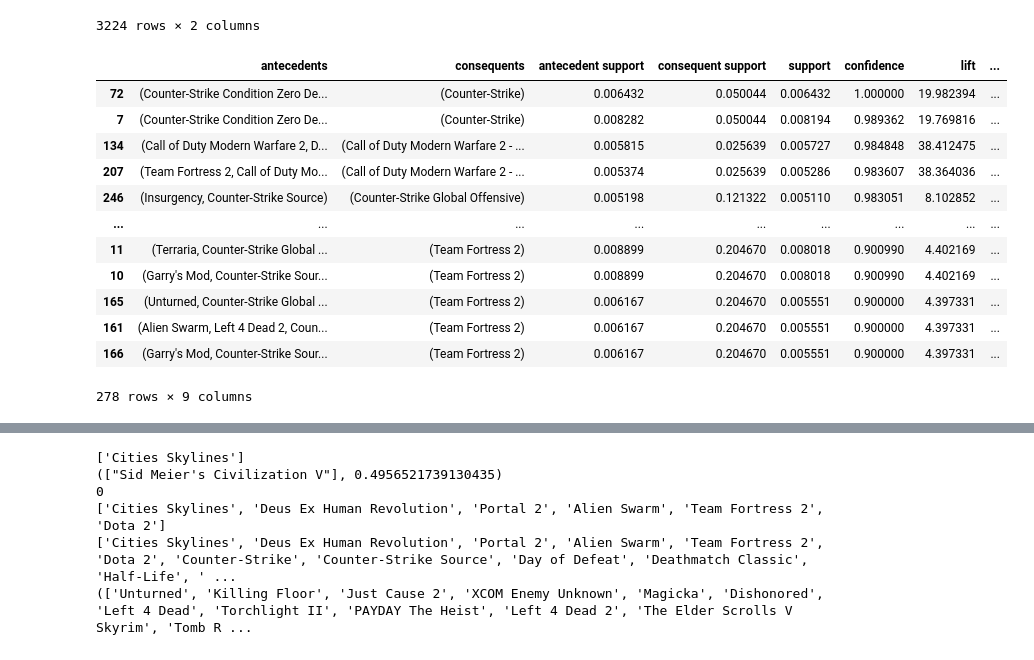
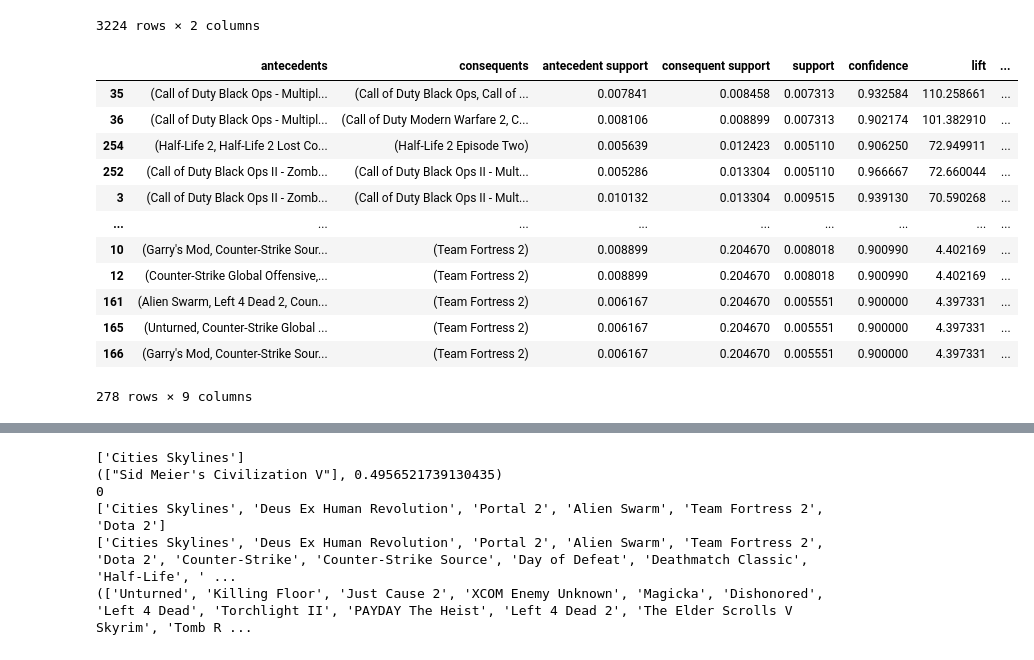
Before and after one commit to Vbardusco/sd201-steam-recommendations, a Jupyter notebook: kaggle_dataset/fis_progress.ipynb, the cells around one changed output, grey strips where cells are left out. Saved outputs shown, nothing was run; the diff lists cells and outputs as text; code cells hidden in the pictures.

```diff
--- a/kaggle_dataset/fis_progress.ipynb
+++ b/kaggle_dataset/fis_progress.ipynb
@@ -116,19 +116,19 @@ fis
 3224 rows × 2 columns
 # %%
 ar = association_rules(fis, metric="confidence", min_threshold=0.9)
-ar.sort_values(by=['confidence'], ascending=False)
+ar.sort_values(by=['lift'], ascending=False)
 # %% [output]
 |  | antecedents | consequents | antecedent support | consequent support | support | confidence | lift | ... |
-| 72 | (Counter-Strike Condition Zero De... | (Counter-Strike) | 0.006432 | 0.050044 | 0.006432 | 1.000000 | 19.982394 | ... |
-| 7 | (Counter-Strike Condition Zero De... | (Counter-Strike) | 0.008282 | 0.050044 | 0.008194 | 0.989362 | 19.769816 | ... |
-| 134 | (Call of Duty Modern Warfare 2, D... | (Call of Duty Modern Warfare 2 - ... | 0.005815 | 0.025639 | 0.005727 | 0.984848 | 38.412475 | ... |
-| 207 | (Team Fortress 2, Call of Duty Mo... | (Call of Duty Modern Warfare 2 - ... | 0.005374 | 0.025639 | 0.005286 | 0.983607 | 38.364036 | ... |
-| 246 | (Insurgency, Counter-Strike Source) | (Counter-Strike Global Offensive) | 0.005198 | 0.121322 | 0.005110 | 0.983051 | 8.102852 | ... |
+| 35 | (Call of Duty Black Ops - Multipl... | (Call of Duty Black Ops, Call of ... | 0.007841 | 0.008458 | 0.007313 | 0.932584 | 110.258661 | ... |
+| 36 | (Call of Duty Black Ops - Multipl... | (Call of Duty Modern Warfare 2, C... | 0.008106 | 0.008899 | 0.007313 | 0.902174 | 101.382910 | ... |
+| 254 | (Half-Life 2, Half-Life 2 Lost Co... | (Half-Life 2 Episode Two) | 0.005639 | 0.012423 | 0.005110 | 0.906250 | 72.949911 | ... |
+| 252 | (Call of Duty Black Ops II - Zomb... | (Call of Duty Black Ops II - Mult... | 0.005286 | 0.013304 | 0.005110 | 0.966667 | 72.660044 | ... |
+| 3 | (Call of Duty Black Ops II - Zomb... | (Call of Duty Black Ops II - Mult... | 0.010132 | 0.013304 | 0.009515 | 0.939130 | 70.590268 | ... |
 | ... | ... | ... | ... | ... | ... | ... | ... | ... |
-| 11 | (Terraria, Counter-Strike Global ... | (Team Fortress 2) | 0.008899 | 0.204670 | 0.008018 | 0.900990 | 4.402169 | ... |
 | 10 | (Garry's Mod, Counter-Strike Sour... | (Team Fortress 2) | 0.008899 | 0.204670 | 0.008018 | 0.900990 | 4.402169 | ... |
+| 12 | (Counter-Strike Global Offensive,... | (Team Fortress 2) | 0.008899 | 0.204670 | 0.008018 | 0.900990 | 4.402169 | ... |
+| 161 | (Alien Swarm, Left 4 Dead 2, Coun... | (Team Fortress 2) | 0.006167 | 0.204670 | 0.005551 | 0.900000 | 4.397331 | ... |
 | 165 | (Unturned, Counter-Strike Global ... | (Team Fortress 2) | 0.006167 | 0.204670 | 0.005551 | 0.900000 | 4.397331 | ... |
-| 161 | (Alien Swarm, Left 4 Dead 2, Coun... | (Team Fortress 2) | 0.006167 | 0.204670 | 0.005551 | 0.900000 | 4.397331 | ... |
 | 166 | (Garry's Mod, Counter-Strike Sour... | (Team Fortress 2) | 0.006167 | 0.204670 | 0.005551 | 0.900000 | 4.397331 | ... |
 278 rows × 9 columns
 # %%
```
Also changed, not shown: parts of 2 cells of this notebook.
